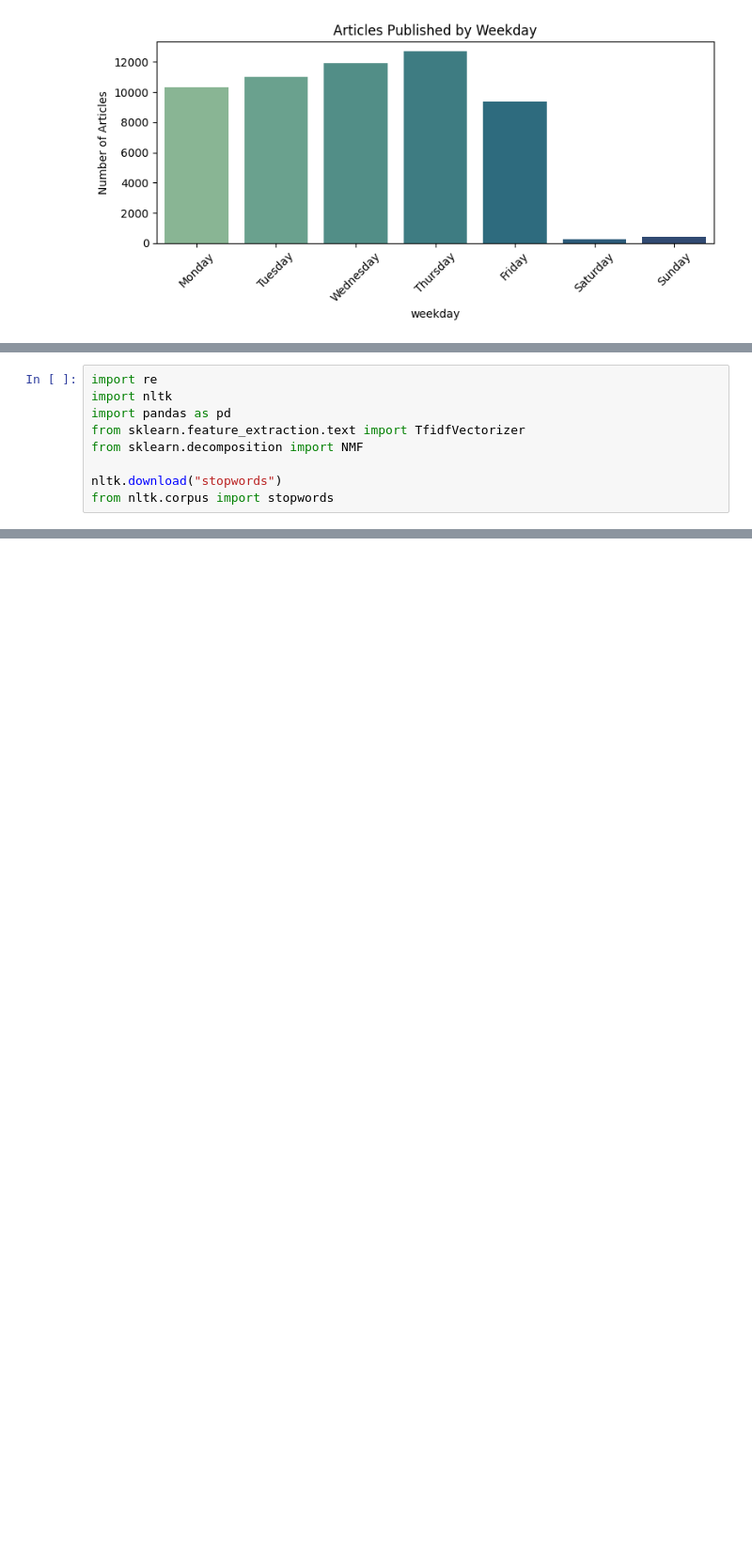
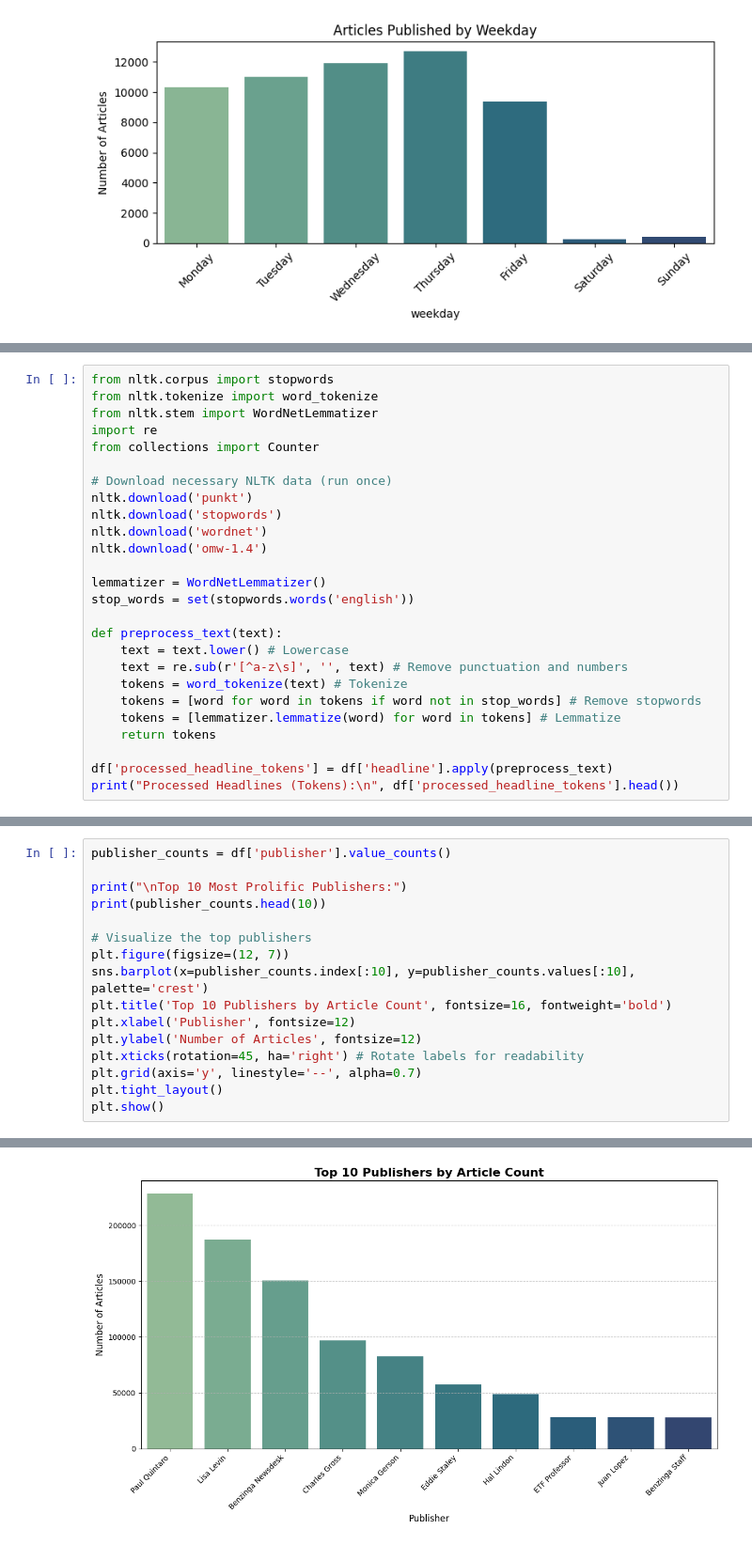
Before and after one commit to Naty-12/financial-news-sentiment-analysis, a Jupyter notebook: notebooks/EDA.ipynb, the cells around one changed output, grey strips where cells are left out. Shown at 94% size. Drawn from its saved outputs; the diff is of its cells as text; blank space fills up the shorter version.

```diff
--- a/notebooks/EDA.ipynb
+++ b/notebooks/EDA.ipynb
@@ -104,10 +105,27 @@ df.head(5)
 # %%
+from nltk.corpus import stopwords
+from nltk.tokenize import word_tokenize
+from nltk.stem import WordNetLemmatizer
 import re
-import nltk
-import pandas as pd
-from sklearn.feature_extraction.text import TfidfVectorizer
-from sklearn.decomposition import NMF
+from collections import Counter
 
-nltk.download("stopwords")
-from nltk.corpus import stopwords
+# Download necessary NLTK data (run once)
+nltk.download('punkt')
+nltk.download('stopwords')
+nltk.download('wordnet')
+nltk.download('omw-1.4')
+
+lemmatizer = WordNetLemmatizer()
+stop_words = set(stopwords.words('english'))
+
+def preprocess_text(text):
+    text = text.lower() # Lowercase
+    text = re.sub(r'[^a-z\s]', '', text) # Remove punctuation and numbers
+    tokens = word_tokenize(text) # Tokenize
+    tokens = [word for word in tokens if word not in stop_words] # Remove stopwords
+    tokens = [lemmatizer.lemmatize(word) for word in tokens] # Lemmatize
+    return tokens
+
+df['processed_headline_tokens'] = df['headline'].apply(preprocess_text)
+print("Processed Headlines (Tokens):\n", df['processed_headline_tokens'].head())
 # %% [output]
@@ -185,0 +246,17 @@ get_keywords_for_publisher(df, "Benzinga Insights")
+# %%
+publisher_counts = df['publisher'].value_counts()
+
+print("\nTop 10 Most Prolific Publishers:")
+print(publisher_counts.head(10))
+
+# Visualize the top publishers
+plt.figure(figsize=(12, 7))
+sns.barplot(x=publisher_counts.index[:10], y=publisher_counts.values[:10], palette='crest')
+plt.title('Top 10 Publishers by Article Count', fontsize=16, fontweight='bold')
+plt.xlabel('Publisher', fontsize=12)
+plt.ylabel('Number of Articles', fontsize=12)
+plt.xticks(rotation=45, ha='right') # Rotate labels for readability
+plt.grid(axis='y', linestyle='--', alpha=0.7)
+plt.tight_layout()
+plt.show()
+# %% [output]
@@ -185,0 +279 @@ get_keywords_for_publisher(df, "Benzinga Insights")
+[figure, added]
```
Also changed, not shown: parts of 13 cells of this notebook.
